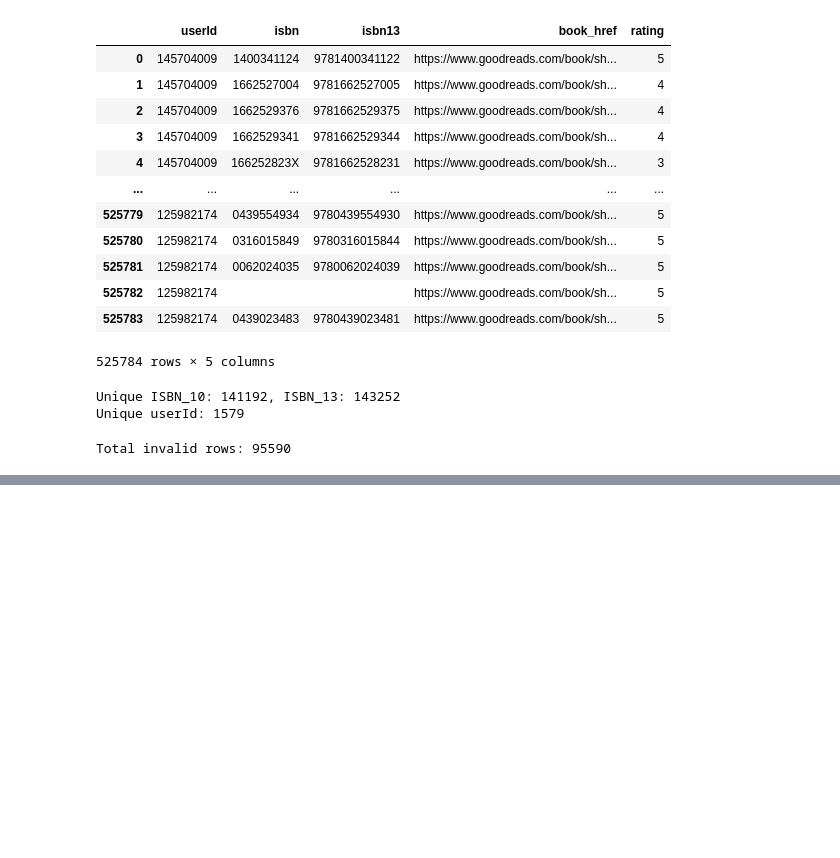
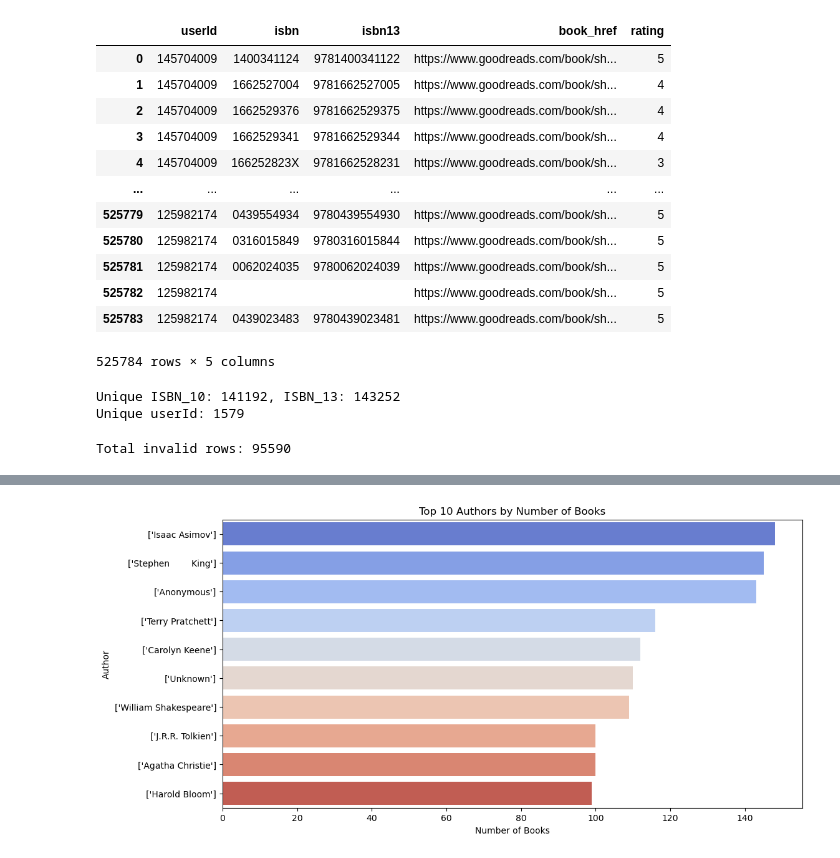
Before and after one commit to hwangisgone/book-rec-2, a Jupyter notebook: data-pipeline/clean_data.ipynb, the cells around one changed output, grey strips where cells are left out. Drawn from its saved outputs; the diff is of its cells as text; code cells hidden in the pictures; blank space fills up the shorter version.

```diff
--- a/data-pipeline/clean_data.ipynb
+++ b/data-pipeline/clean_data.ipynb
@@ -581,0 +582,11 @@ plt.show()
+# %%
+top_authors = books_df['author'].value_counts().head(10)
+
+plt.figure(figsize=(12, 6))
+sns.barplot(x=top_authors.values, y=top_authors.index, palette='coolwarm')
+plt.title('Top 10 Authors by Number of Books')
+plt.xlabel('Number of Books')
+plt.ylabel('Author')
+plt.show()
+# %% [output]
+[figure, added]
```
Also changed, not shown: parts of 34 cells of this notebook.
